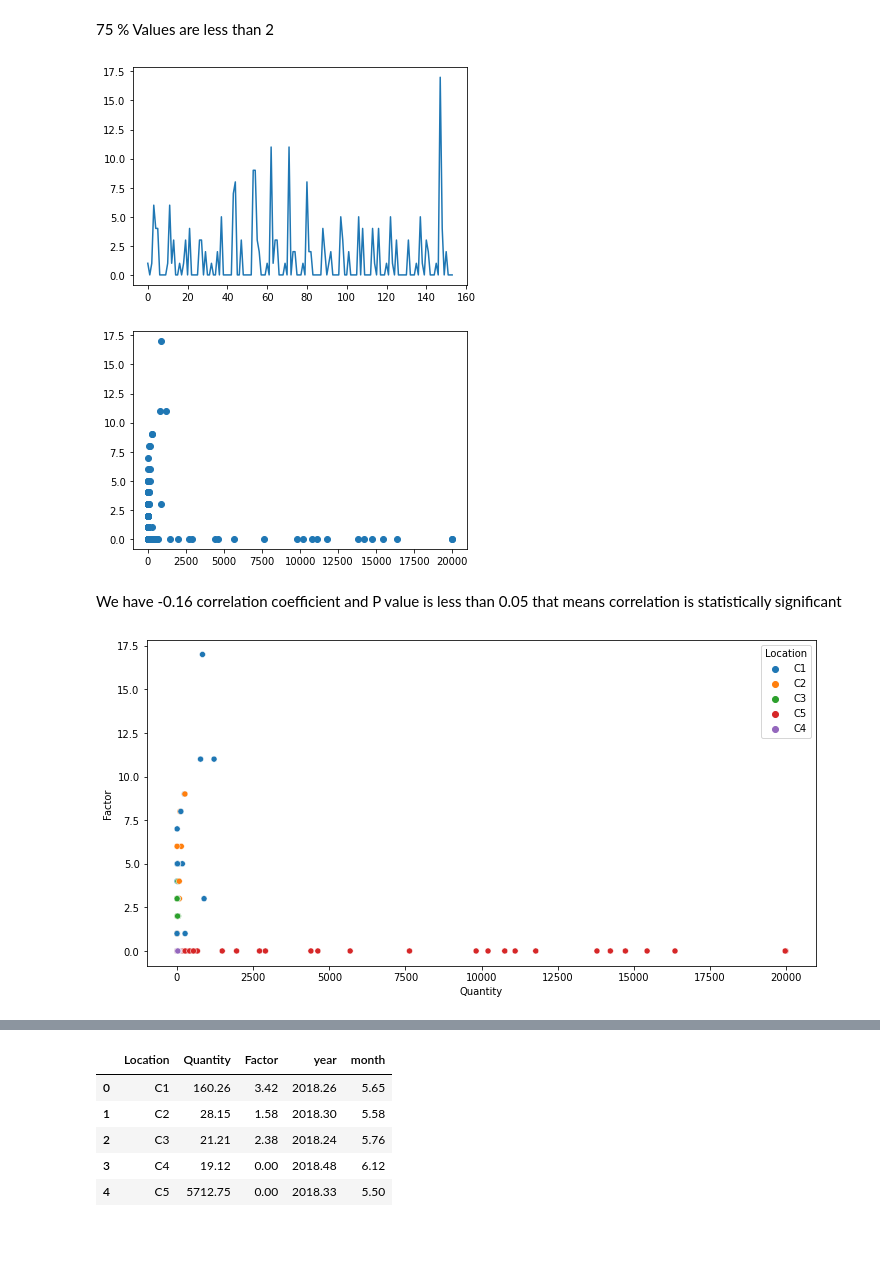
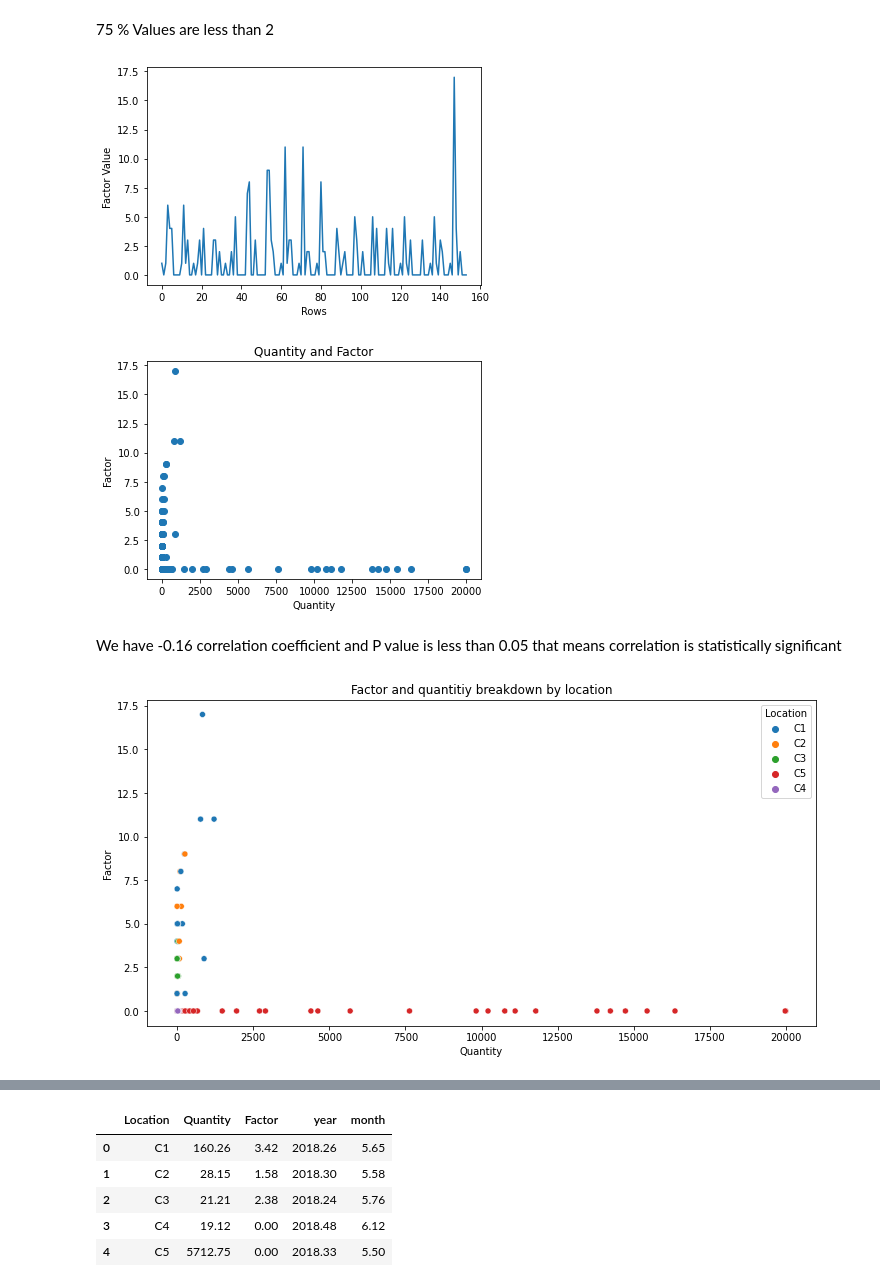
Before and after one commit to sha863/Forecast-Data-Analysis, a Jupyter notebook: Forecast_data_analysis.ipynb, the cells around one changed output, grey strips where cells are left out. Saved outputs shown, nothing was run; the diff lists cells and outputs as text; code cells hidden in the pictures; blank space fills up the shorter version.

```diff
--- a/Forecast_data_analysis.ipynb
+++ b/Forecast_data_analysis.ipynb
@@ -277,25 +272,29 @@ Name: Factor, dtype: float64
 # %% [markdown]
 75 % Values are less than 2
 # %%
-data['Factor'].plot()
+data['Factor'].plot(xlabel='Rows', ylabel='Factor Value')
 plt.show()
 # %% [output]
-[figure, old version]
+[figure, new version]
 # %%
 # Quantity and factor scatter plot
-plt.scatter(data['Quantity'], data['Factor'] )
+plt.scatter(data['Quantity'], data['Factor'])
+plt.xlabel('Quantity')
+plt.ylabel('Factor')
+plt.title('Quantity and Factor')
 plt.show()
 # %% [output]
-[figure, old version]
+[figure, new version]
 # %% [markdown]
 We have -0.16 correlation coefficient and P value is less than 0.05 that means correlation is statistically significant
 # %%
 # Location wise Quantity and factor scatter plot
 plt.figure(figsize=(12,6))
 sns.scatterplot(data=data, x='Quantity', y='Factor', hue='Location')
+plt.title('Factor and quantitiy breakdown by location')
 plt.show()
 # %% [output]
-[figure, old version]
+[figure, new version]
 # %%
 plt.figure(figsize=(12,6))
 sns.scatterplot(data=data, x='Quantity', y='Factor', hue='Product')
```
Also changed, not shown: parts of 31 cells of this notebook.
